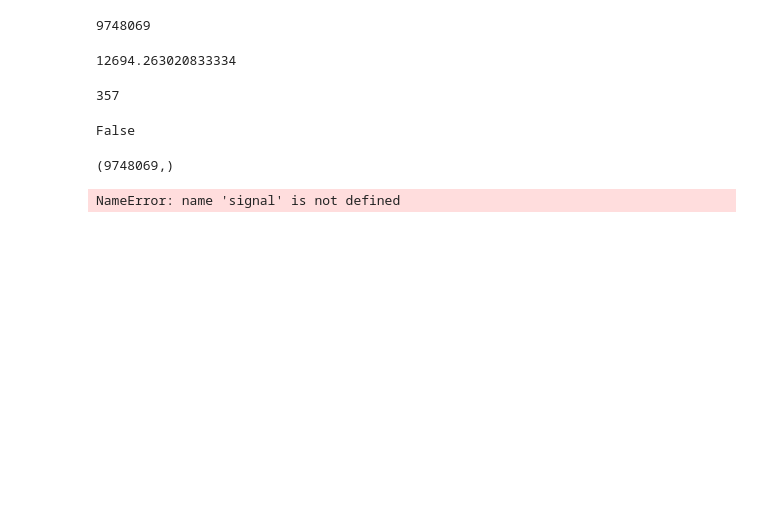
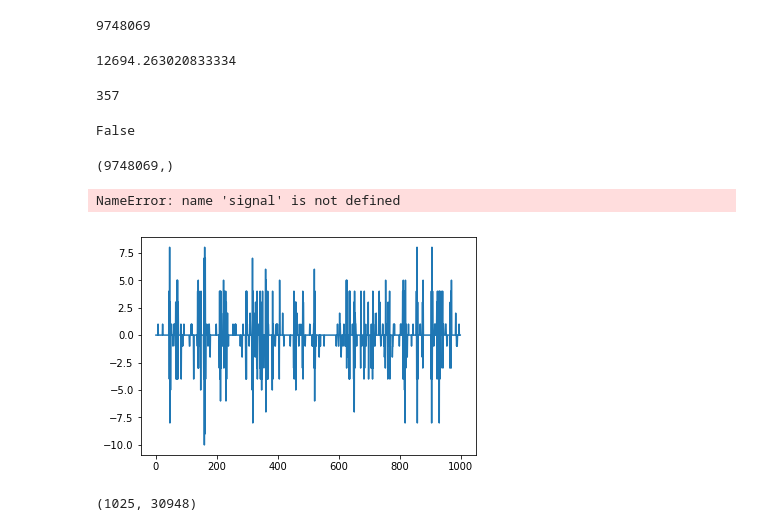
Before and after one commit to jbwebb8/DeepConvSep, a Jupyter notebook: elec576/transforms.ipynb, the cells around one changed output. Drawn from its saved outputs; the diff is of its cells as text; code cells hidden in the pictures; blank space fills up the shorter version.

Commit message:
Added demo transform and reconstruction code

```diff
--- a/elec576/transforms.ipynb
+++ b/elec576/transforms.ipynb
@@ -622,2 +717,12 @@ t, y = signal.istft(Zxx, fs=44100, nperseg=1024, noverlap=256, window='hann')
 # %% [output]
 NameError: name 'signal' is not defined
+# %%
+fs, data = wavfile.read('/home/jchu/data/DSD100/Mixtures/Dev/055 - Angels In Amplifiers - I\'m Alright/mixture.wav')
+X = stft_norm((data[:, 0] + data[:, 1]/2))
+xback = istft_norm(X)
+wavfile.write('/home/jchu/Desktop/055-recon.wav', rate=44100, data=xback)
+# %%
+plt.plot(data[0:1000, 0])
+plt.show()
+# %% [output]
+[figure, added]
@@ -623,0 +744,4 @@ NameError: name 'signal' is not defined
+# %%
+Zxx.shape
+# %% [output]
+(1025, 30948)
```
Also changed, not shown: parts of 29 cells of this notebook.
